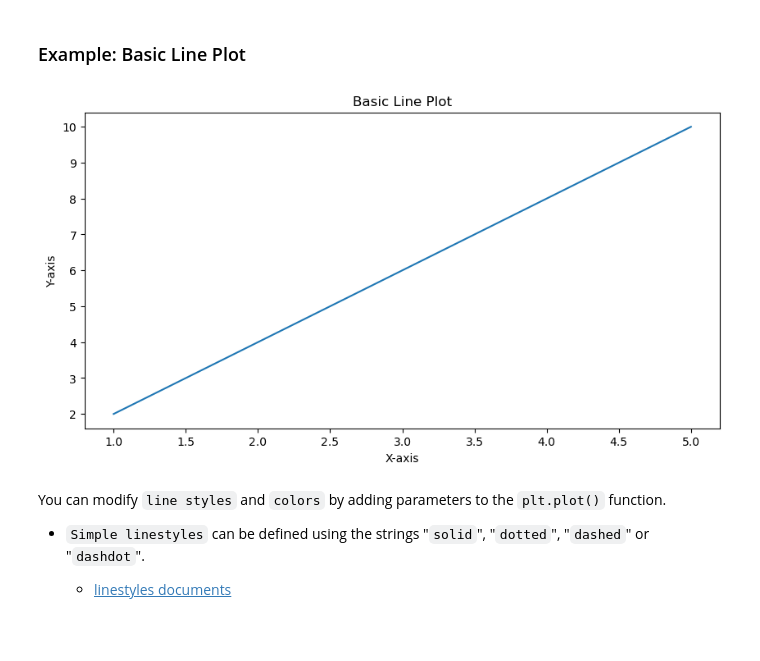
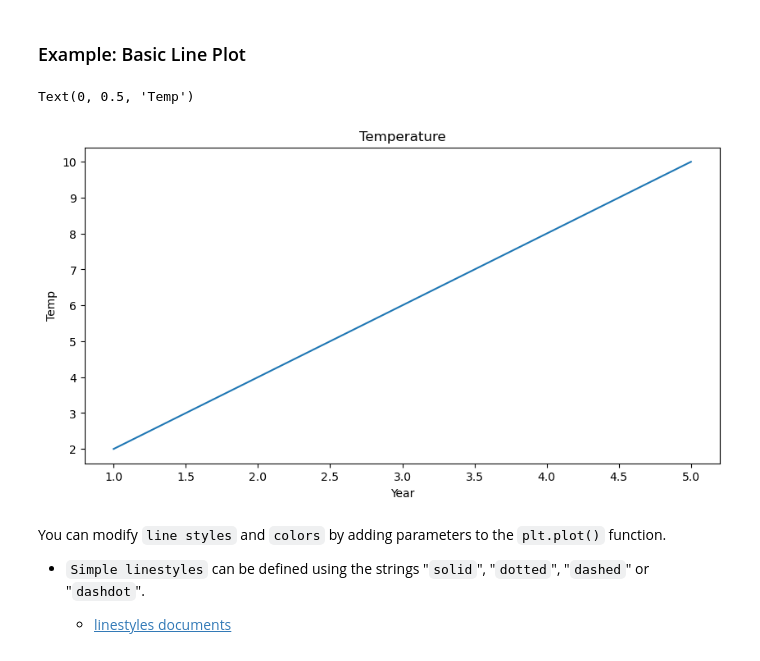
Before and after one commit to gisynw/ssj-302_V1, a Jupyter notebook: docs/Lectures/Week06_visualization.ipynb, the cells around one changed output. Drawn from its saved outputs; the diff is of its cells as text; code cells hidden in the pictures.

```diff
--- a/docs/Lectures/Week06_visualization.ipynb
+++ b/docs/Lectures/Week06_visualization.ipynb
@@ -50,20 +65,21 @@ Every plot in `Matplotlib` follows a standard structure:
 # %%
 # Sample data
 x = [1, 2, 3, 4, 5]
 y = [2, 4, 6, 8, 10]
 
 # Creating a simple line plot
 plt.plot(x, y)
 
 # Adding title and labels
-plt.title("Basic Line Plot")
-plt.xlabel("X-axis")
-plt.ylabel("Y-axis")
+plt.title("Temperature")
+plt.xlabel("Year")
+plt.ylabel("Temp")
 
 # Display the plot
 plt.show()
 # %% [output]
+Text(0, 0.5, 'Temp')
-[figure, old version]
+[figure, new version]
 # %% [markdown]
 You can modify `line styles` and `colors` by adding parameters to the `plt.plot()` function.
 
```
Also changed, not shown: parts of 11 cells of this notebook, 1 other file.
